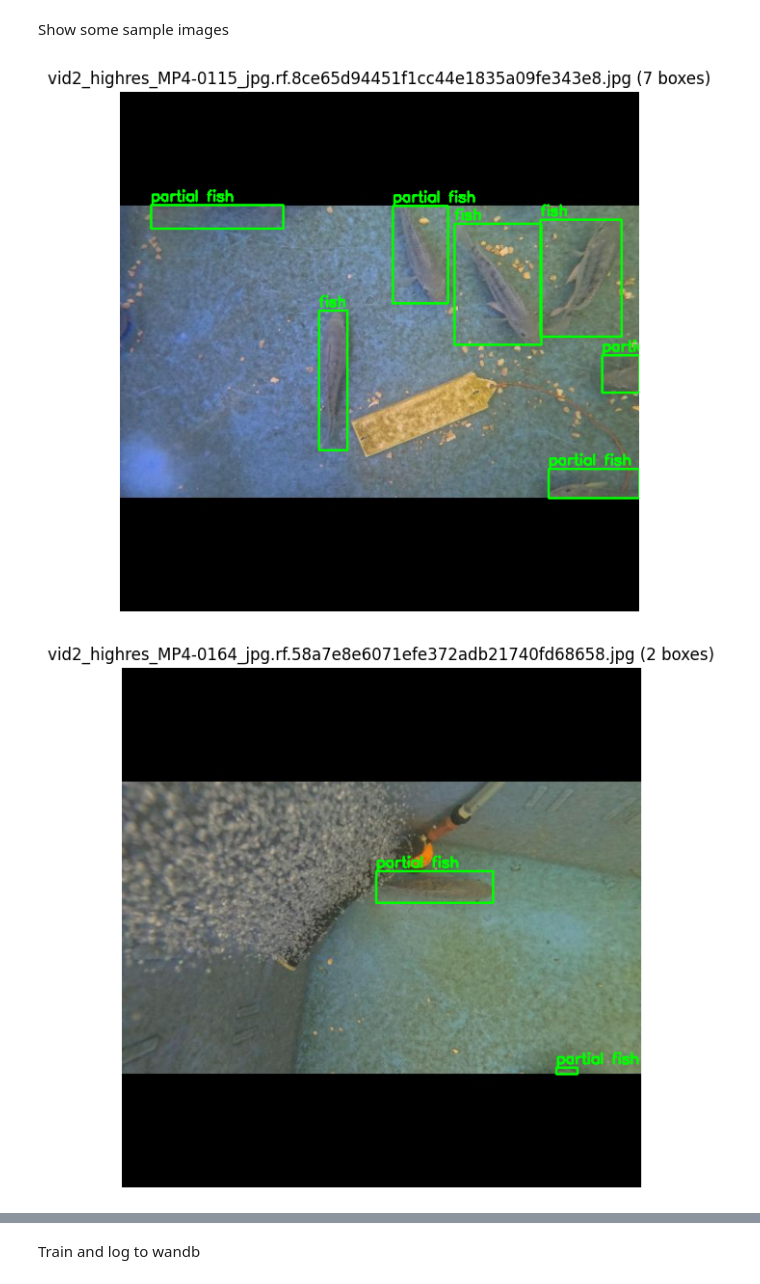
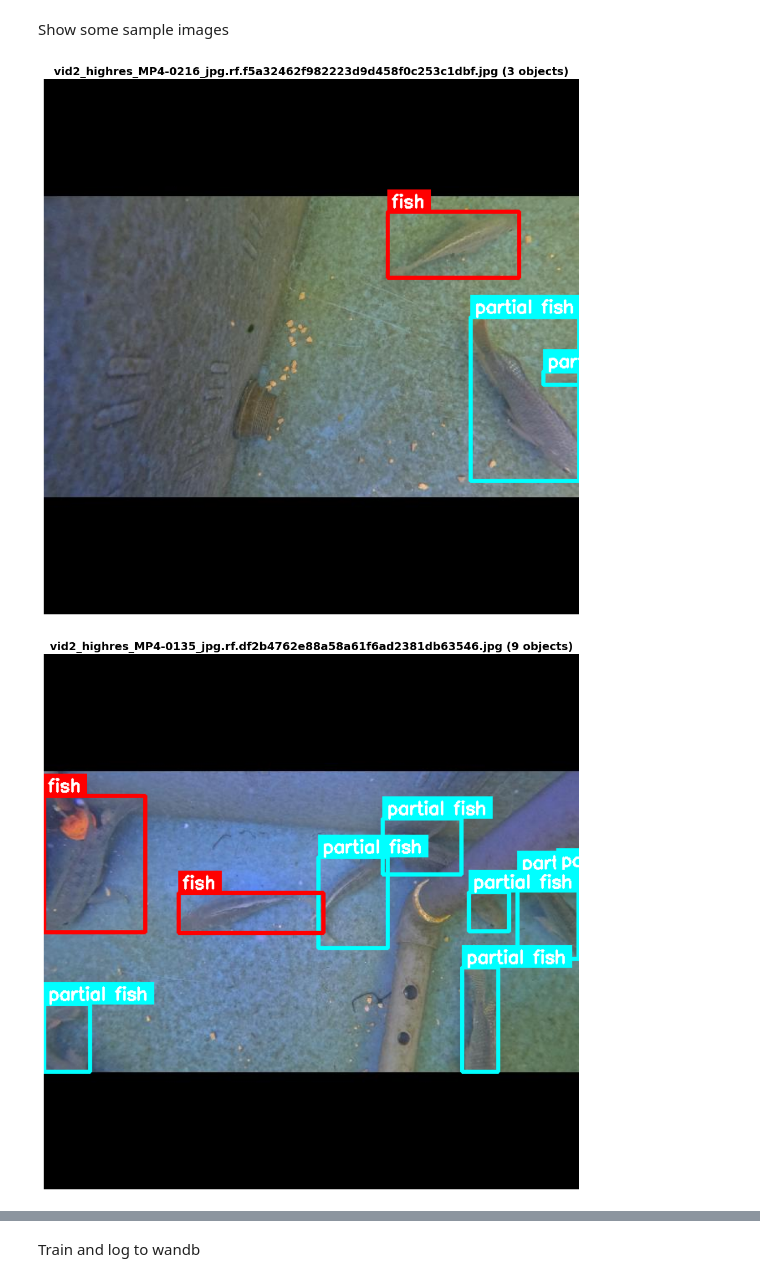
Before and after one commit to amirnadaBGU/train_fish, a Jupyter notebook: train.ipynb, the cells around one changed output, grey strips where cells are left out. Drawn from its saved outputs; the diff is of its cells as text; code cells hidden in the pictures.

```diff
--- a/train.ipynb
+++ b/train.ipynb
@@ -52,26 +52,27 @@ Found 127 test images
 # %% [markdown]
 Show some sample images
 # %%
-import os, cv2, random
+# python
+import os
+import cv2
+import random
 import matplotlib.pyplot as plt
+import numpy as np
 
 def img_to_label_path(img_path: str) -> str:
     """Map each image to its corresponding YOLO label file."""
     base, fname = os.path.split(img_path)
     root = os.path.dirname(base)
 
-    # Prefer replacing 'images' with 'labels'
     if "images" in base:
         label_path = base.replace("images", "labels")
         candidate = os.path.join(label_path, os.path.splitext(fname)[0] + ".txt")
         if os.path.exists(candidate):
             return candidate
 
-    # Fallbacks
     c1 = os.path.join(root, "labels", os.path.splitext(fname)[0] + ".txt")
     c2 = os.path.join(base, os.path.splitext(fname)[0] + ".txt")
     return c1 if os.path.exists(c1) else c2
-
 
 def read_yolo_labels(txt_path):
     """Read YOLOv8 detection labels: cls x_center y_center width height (normalized)."""
@@ -86,44 +87,66 @@ def read_yolo_labels(txt_path):
                     boxes.append([cls, xc, yc, w, h])
     return boxes
 
-
 def yolo_to_xyxy(cls, xc, yc, w, h, W, H):
     """Convert normalized YOLO box to pixel coordinates."""
     x1 = int((xc - w / 2) * W)
     y1 = int((yc - h / 2) * H)
     x2 = int((xc + w / 2) * W)
     y2 = int((yc + h / 2) * H)
     return cls, x1, y1, x2, y2
 
+def get_class_color(cls_idx, num_classes):
+    """Generate distinct colors for each class."""
+    hue = (cls_idx * 180) // max(1, num_classes)
+    hsv = np.uint8([[[hue, 255, 255]]])
+    rgb = cv2.cvtColor(hsv, cv2.COLOR_HSV2BGR)[0][0]
+    return tuple(int(c) for c in rgb)
 
-def show_with_boxes(img_path):
-    """Show image with YOLO bounding boxes."""
+def show_with_boxes(img_path, names):
+    """Show image with YOLO bounding boxes with professional styling."""
     img = cv2.imread(img_path)
     assert img is not None, f"Failed to read image: {img_path}"
     H, W = img.shape[:2]
     lbl = img_to_label_path(img_path)
     boxes = read_yolo_labels(lbl)
 
     vis = img.copy()
+    num_classes = len(names)
+
     for b in boxes:
         cls, x1, y1, x2, y2 = yolo_to_xyxy(b[0], b[1], b[2], b[3], b[4], W, H)
-        cv2.rectangle(vis, (x1, y1), (x2, y2), (0, 255, 0), 2)
+        color = get_class_color(cls, num_classes)
+
+        # Draw rectangle with thicker border
+        cv2.rectangle(vis, (x1, y1), (x2, y2), color, 3)
+
+        # Draw label background
         cls_name = names[cls] if 0 <= cls < len(names) else str(cls)
-        cv2.putText(vis, cls_name, (x1, max(0, y1 - 5)),
-                    cv2.FONT_HERSHEY_SIMPLEX, 0.6, (0, 255, 0), 2)
+        font = cv2.FONT_HERSHEY_SIMPLEX
+        font_scale = 0.7
+        thickness = 2
+        text_size = cv2.getTextSize(cls_name, font, font_scale, thickness)[0]
+
+        # Label background rectangle
+        bg_x1, bg_y1 = x1, max(0, y1 - text_size[1] - 10)
+        bg_x2, bg_y2 = x1 + text_size[0] + 10, y1
+        cv2.rectangle(vis, (bg_x1, bg_y1), (bg_x2, bg_y2), color, -1)
+
+        # Label text
+        cv2.putText(vis, cls_name, (x1 + 5, y1 - 5), font, font_scale, (255, 255, 255), thickness)
 
     vis = cv2.cvtColor(vis, cv2.COLOR_BGR2RGB)
-    plt.figure(figsize=(10, 7))
+    plt.figure(figsize=(14, 10))
     plt.imshow(vis)
     plt.axis("off")
-    plt.title(f"{os.path.basename(img_path)} ({len(boxes)} boxes)")
+    plt.title(f"{os.path.basename(img_path)} ({len(boxes)} objects)", fontsize=14, fontweight="bold")
+    plt.tight_layout()
     plt.show()
 
-
-# --- Run visualization for a few random samples ---
+# --- Run visualization for random samples ---
 sample_imgs = random.sample(train_imgs, min(3, len(train_imgs)))
 for p in sample_imgs:
-    show_with_boxes(p)
+    show_with_boxes(p, names)
 # %% [output]
-[figure, old version]
+[figure, new version]
-[figure, old version]
+[figure, new version]
```
Also changed, not shown: parts of 2 cells of this notebook, 1 other file.
